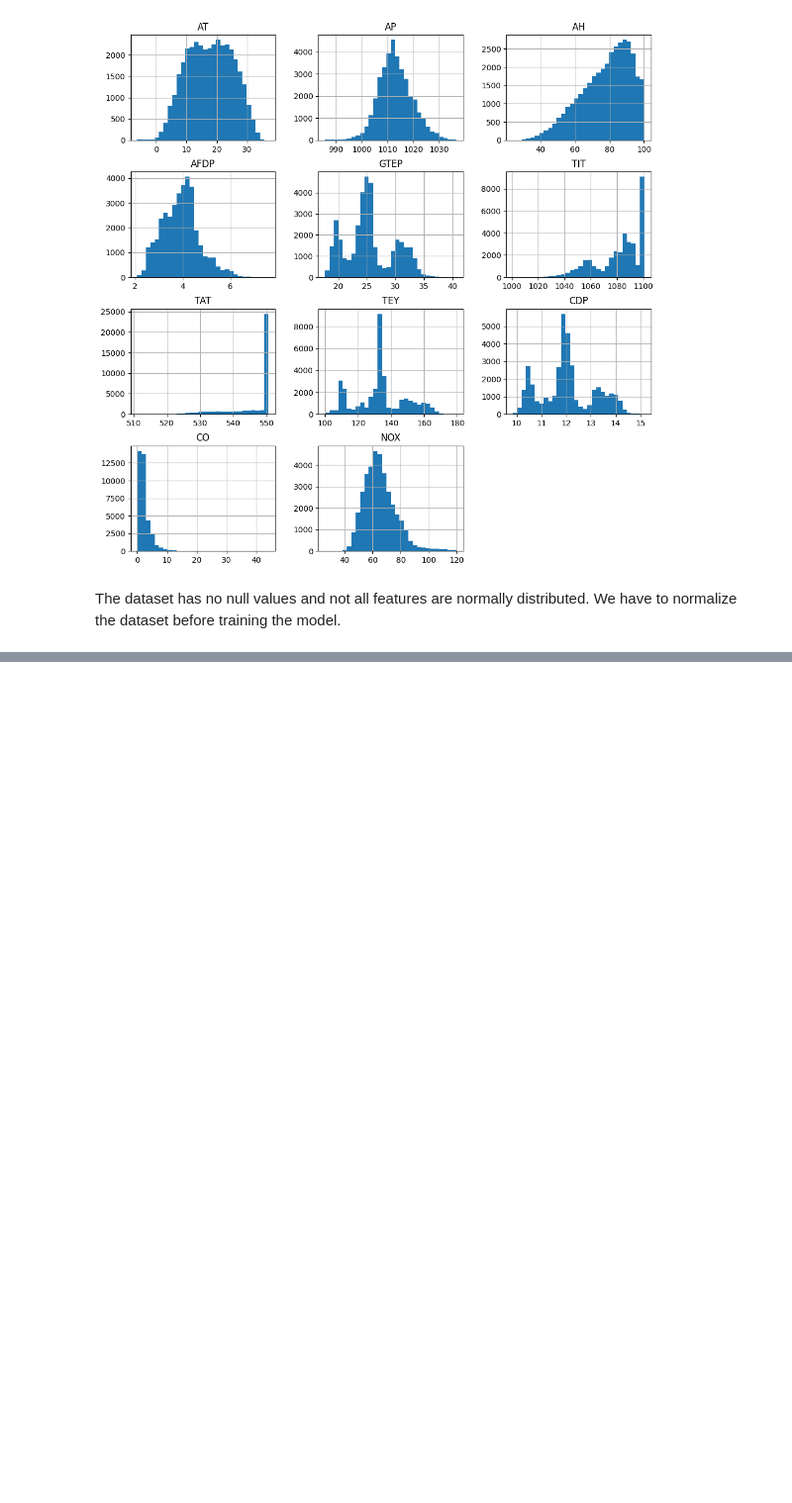
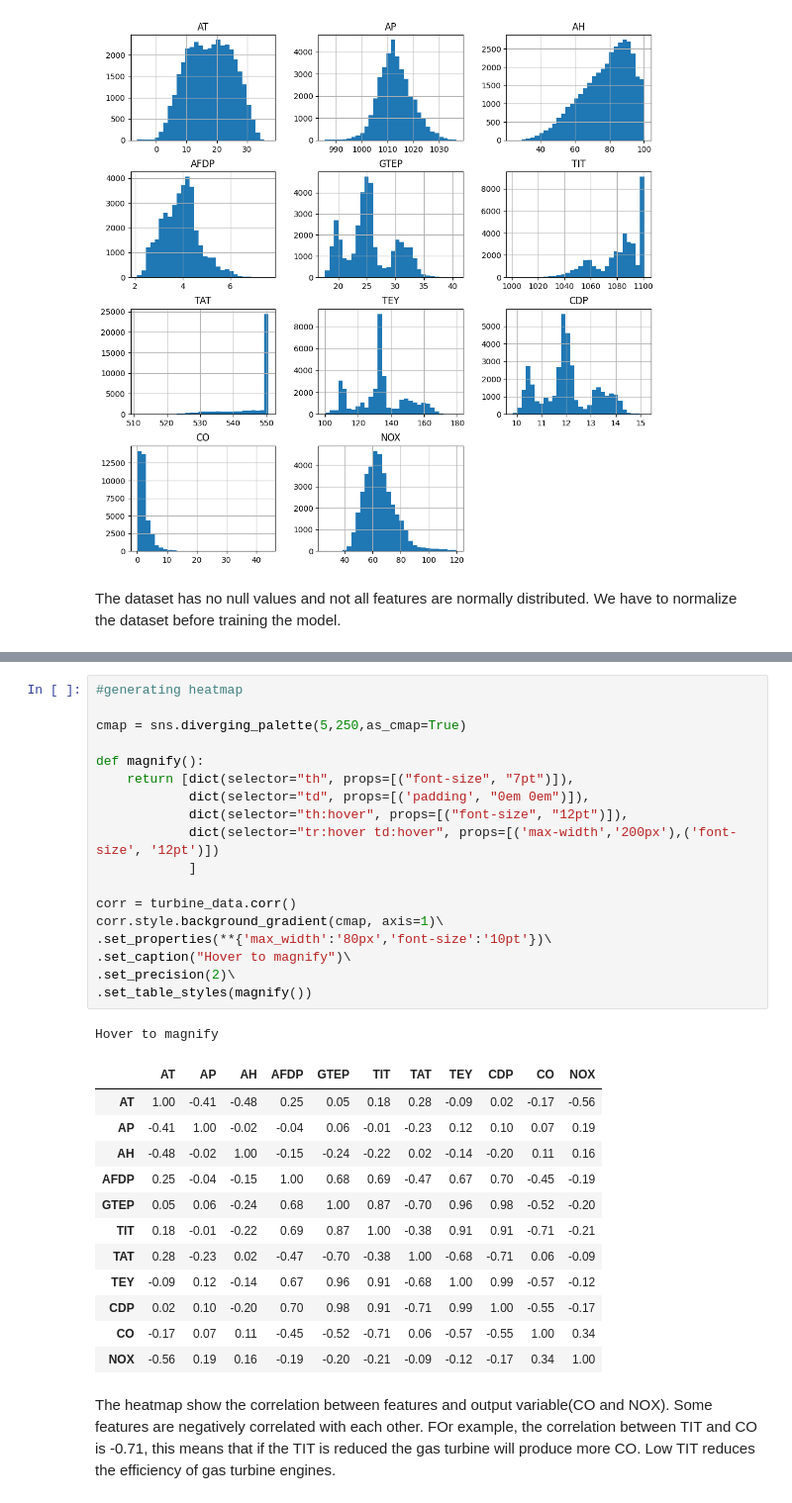
Before and after one commit to ShariarImroze/DS_ML_Portfolio, a Jupyter notebook: ML_codes/1_ML_gas_turbine_emissions_prediction.ipynb, the cells around one changed output, grey strips where cells are left out. Shown at 99% size. Cells and saved outputs as stored; diff of their text form; blank space fills up the shorter version.

Commit message:
correlation

```diff
--- a/ML_codes/1_ML_gas_turbine_emissions_prediction.ipynb
+++ b/ML_codes/1_ML_gas_turbine_emissions_prediction.ipynb
@@ -78,0 +86,34 @@ The dataset has no null values and not all features are normally distributed. We
+# %%
+#generating heatmap
+
+cmap = sns.diverging_palette(5,250,as_cmap=True)
+
+def magnify():
+    return [dict(selector="th", props=[("font-size", "7pt")]),
+            dict(selector="td", props=[('padding', "0em 0em")]),
+            dict(selector="th:hover", props=[("font-size", "12pt")]),
+            dict(selector="tr:hover td:hover", props=[('max-width','200px'),('font-size', '12pt')])
+            ]
+
+corr = turbine_data.corr()
+corr.style.background_gradient(cmap, axis=1)\
+.set_properties(**{'max_width':'80px','font-size':'10pt'})\
+.set_caption("Hover to magnify")\
+.set_precision(2)\
+.set_table_styles(magnify())
+# %% [output]
+Hover to magnify
+|  | AT | AP | AH | AFDP | GTEP | TIT | TAT | TEY | CDP | CO | NOX |
+| AT | 1.00 | -0.41 | -0.48 | 0.25 | 0.05 | 0.18 | 0.28 | -0.09 | 0.02 | -0.17 | -0.56 |
+| AP | -0.41 | 1.00 | -0.02 | -0.04 | 0.06 | -0.01 | -0.23 | 0.12 | 0.10 | 0.07 | 0.19 |
+| AH | -0.48 | -0.02 | 1.00 | -0.15 | -0.24 | -0.22 | 0.02 | -0.14 | -0.20 | 0.11 | 0.16 |
+| AFDP | 0.25 | -0.04 | -0.15 | 1.00 | 0.68 | 0.69 | -0.47 | 0.67 | 0.70 | -0.45 | -0.19 |
+| GTEP | 0.05 | 0.06 | -0.24 | 0.68 | 1.00 | 0.87 | -0.70 | 0.96 | 0.98 | -0.52 | -0.20 |
+| TIT | 0.18 | -0.01 | -0.22 | 0.69 | 0.87 | 1.00 | -0.38 | 0.91 | 0.91 | -0.71 | -0.21 |
+| TAT | 0.28 | -0.23 | 0.02 | -0.47 | -0.70 | -0.38 | 1.00 | -0.68 | -0.71 | 0.06 | -0.09 |
+| TEY | -0.09 | 0.12 | -0.14 | 0.67 | 0.96 | 0.91 | -0.68 | 1.00 | 0.99 | -0.57 | -0.12 |
+| CDP | 0.02 | 0.10 | -0.20 | 0.70 | 0.98 | 0.91 | -0.71 | 0.99 | 1.00 | -0.55 | -0.17 |
+| CO | -0.17 | 0.07 | 0.11 | -0.45 | -0.52 | -0.71 | 0.06 | -0.57 | -0.55 | 1.00 | 0.34 |
+| NOX | -0.56 | 0.19 | 0.16 | -0.19 | -0.20 | -0.21 | -0.09 | -0.12 | -0.17 | 0.34 | 1.00 |
+# %% [markdown]
+The heatmap show the correlation between features and output variable(CO and NOX). Some features are negatively correlated with each other. FOr example, the correlation between TIT and CO is -0.71, this means that if the TIT is reduced the gas turbine will produce more CO. Low TIT reduces the efficiency of gas turbine engines.
```
Also changed, not shown: parts of 2 cells of this notebook.
